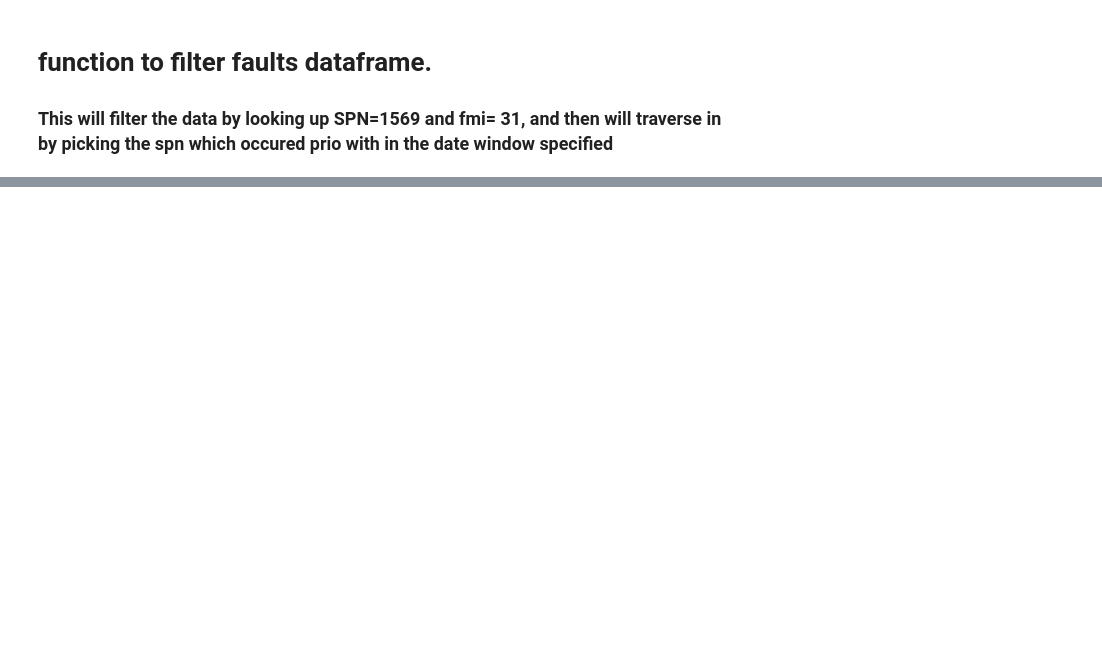
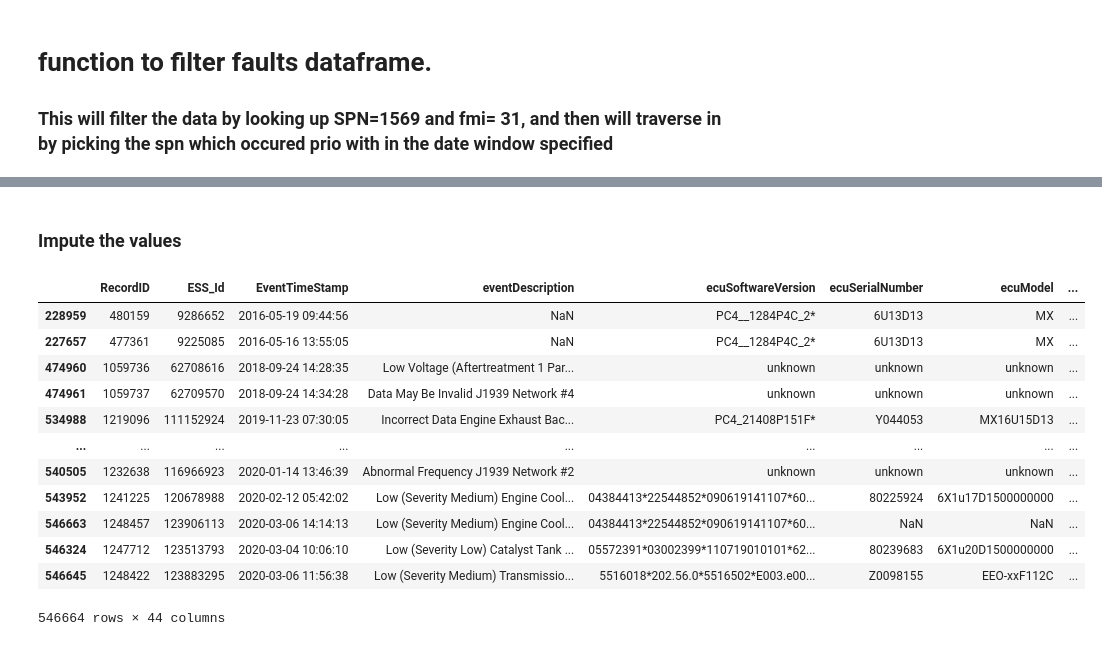
Before and after one commit to nss-data-science-cohort-6/big_g_express-elden_ring, a Jupyter notebook: notebooks/big_g_express_ajay-eda.ipynb, the cells around one changed output, grey strips where cells are left out. Cells and saved outputs as stored; diff of their text form; code cells hidden in the pictures; blank space fills up the shorter version.

Commit message:
merged dataframes to get target column

```diff
--- a/notebooks/big_g_express_ajay-eda.ipynb
+++ b/notebooks/big_g_express_ajay-eda.ipynb
@@ -74,0 +73,9 @@ vdod
+# %%
+# Remove commas from all 11 columns
+for col in vdod.columns[:21]:
+    vdod[col] = vdod[col].astype(str).str.replace(',', '')
+
+# Convert all columns to numeric
+vdod = vdod.apply(pd.to_numeric, errors='coerce')
+
+vdod
@@ -74,0 +96,3 @@ vdod
+# %%
+vdod = vdod.drop(columns=['CruiseControlActive', 'IgnStatus', 'ParkingBrake'])
+vdod
@@ -95,7 +133,7 @@ fc
 # Data Prep
 # %%
 #Merge faults and vehicle dignostic tables
-faults = pd.merge(faults, vdod, left_on='RecordID', right_on='FaultId')
+#faults = pd.merge(faults, vdod, left_on='RecordID', right_on='FaultId')
 # %%
 faults # 1187335 rows × 45 columns
 # %% [output]
@@ -534,0 +476,2 @@ df_filtered_1569.to_csv('df_filtered_1569.csv')
+# %% [markdown]
+### Impute the values
@@ -534,0 +488,22 @@ df_filtered_1569.to_csv('df_filtered_1569.csv')
+# %%
+diagnostics_imputed = faults.merge(vdod, left_on='RecordID', right_on='FaultId')
+
+# this below is needed so that we can simply reassign back to the dataframe
+# and that's because if we sort it by EquipmentID, then the grouping and apply is not going to change the order
+diagnostics_imputed = diagnostics_imputed.sort_values(by='EquipmentID')
+# %%
+diagnostics_imputed
+# %% [output]
+|  | RecordID | ESS_Id | EventTimeStamp | eventDescription | ecuSoftwareVersion | ecuSerialNumber | ecuModel | ... |
+| 228959 | 480159 | 9286652 | 2016-05-19 09:44:56 | NaN | PC4__1284P4C_2* | 6U13D13 | MX | ... |
+| 227657 | 477361 | 9225085 | 2016-05-16 13:55:05 | NaN | PC4__1284P4C_2* | 6U13D13 | MX | ... |
+| 474960 | 1059736 | 62708616 | 2018-09-24 14:28:35 | Low Voltage (Aftertreatment 1 Par... | unknown | unknown | unknown | ... |
+| 474961 | 1059737 | 62709570 | 2018-09-24 14:34:28 | Data May Be Invalid J1939 Network #4 | unknown | unknown | unknown | ... |
+| 534988 | 1219096 | 111152924 | 2019-11-23 07:30:05 | Incorrect Data Engine Exhaust Bac... | PC4_21408P151F* | Y044053 | MX16U15D13 | ... |
+| ... | ... | ... | ... | ... | ... | ... | ... | ... |
+| 540505 | 1232638 | 116966923 | 2020-01-14 13:46:39 | Abnormal Frequency J1939 Network #2 | unknown | unknown | unknown | ... |
+| 543952 | 1241225 | 120678988 | 2020-02-12 05:42:02 | Low (Severity Medium) Engine Cool... | 04384413*22544852*090619141107*60... | 80225924 | 6X1u17D1500000000 | ... |
+| 546663 | 1248457 | 123906113 | 2020-03-06 14:14:13 | Low (Severity Medium) Engine Cool... | 04384413*22544852*090619141107*60... | NaN | NaN | ... |
+| 546324 | 1247712 | 123513793 | 2020-03-04 10:06:10 | Low (Severity Low) Catalyst Tank ... | 05572391*03002399*110719010101*62... | 80239683 | 6X1u20D1500000000 | ... |
+| 546645 | 1248422 | 123883295 | 2020-03-06 11:56:38 | Low (Severity Medium) Transmissio... | 5516018*202.56.0*5516502*E003.e00... | Z0098155 | EEO-xxF112C | ... |
+546664 rows × 44 columns
```
Also changed, not shown: parts of 54 cells of this notebook.
